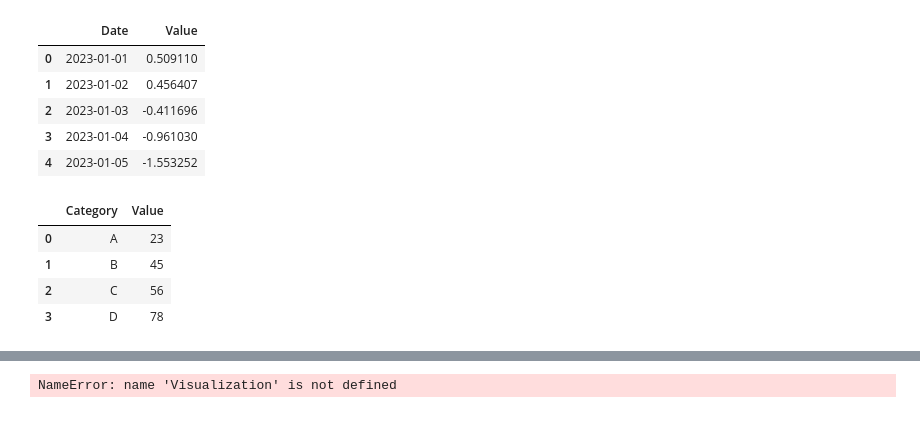
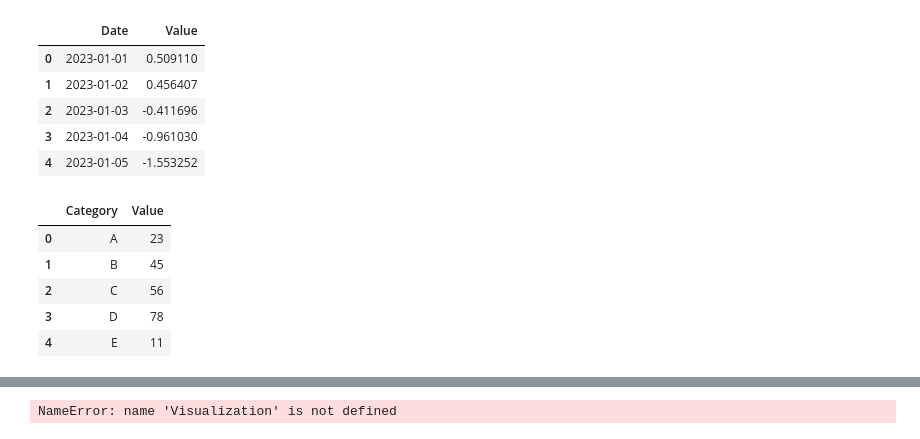
Before and after one commit to Abigor111/SunTzu, a Jupyter notebook: MetadataFunctions.ipynb, the cells around one changed output, grey strips where cells are left out. Cells and saved outputs as stored; diff of their text form; code cells hidden in the pictures.

```diff
--- a/MetadataFunctions.ipynb
+++ b/MetadataFunctions.ipynb
@@ -414,15 +410,16 @@ import matplotlib.pyplot as plt
 # %%
 # Sample DataFrame for Bar Plot
 df_bar = pd.DataFrame({
-    'Category': ['A', 'B', 'C', 'D'],
-    'Value': [23, 45, 56, 78]
+    'Category': ['A', 'B', 'C', 'D', 'E', 'F', 'G'],
+    'Value': [23, 45, 56, 78, 11, 11, 111]
 })
 
 df_bar.head()
 # %% [output]
 |  | Category | Value |
 | 0 | A | 23 |
 | 1 | B | 45 |
 | 2 | C | 56 |
 | 3 | D | 78 |
+| 4 | E | 11 |
 # %%
```
Also changed, not shown: parts of 13 cells of this notebook.
